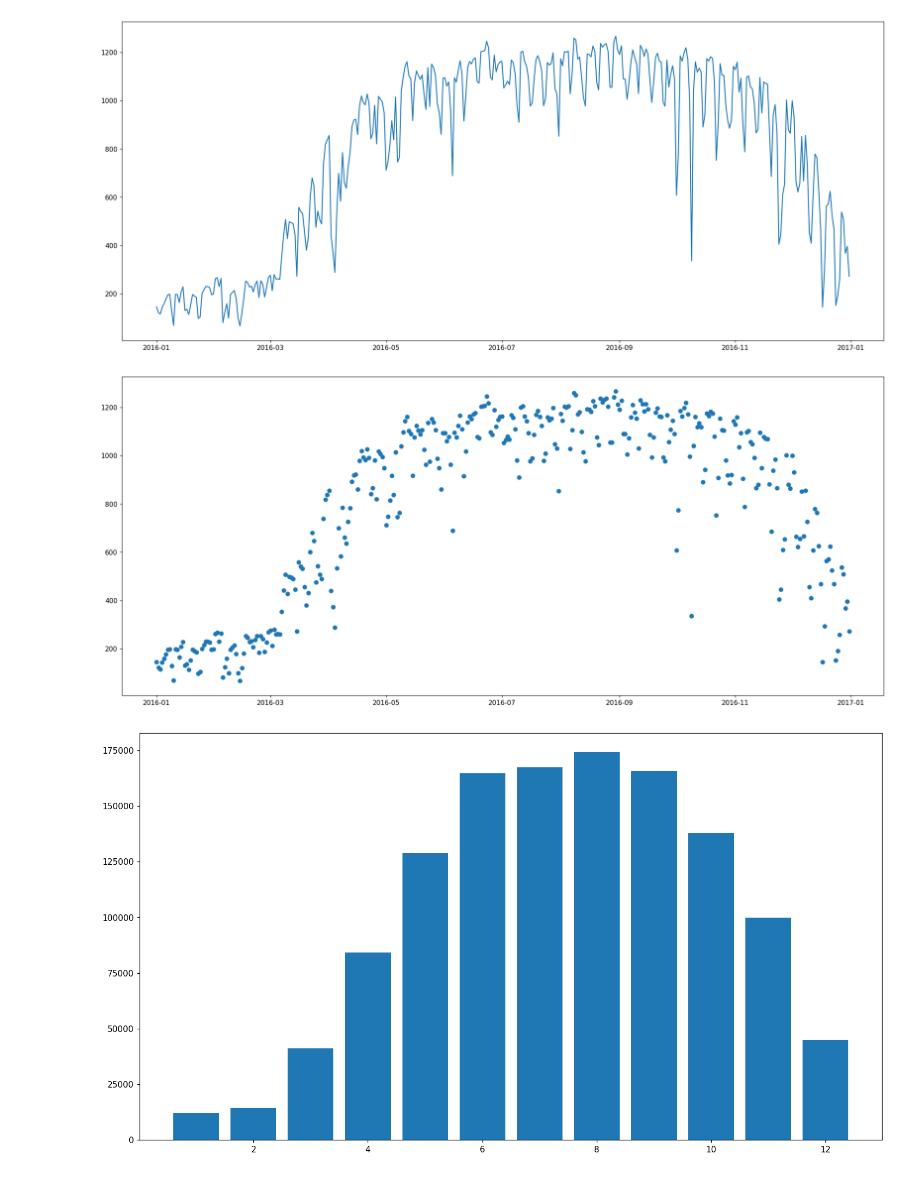
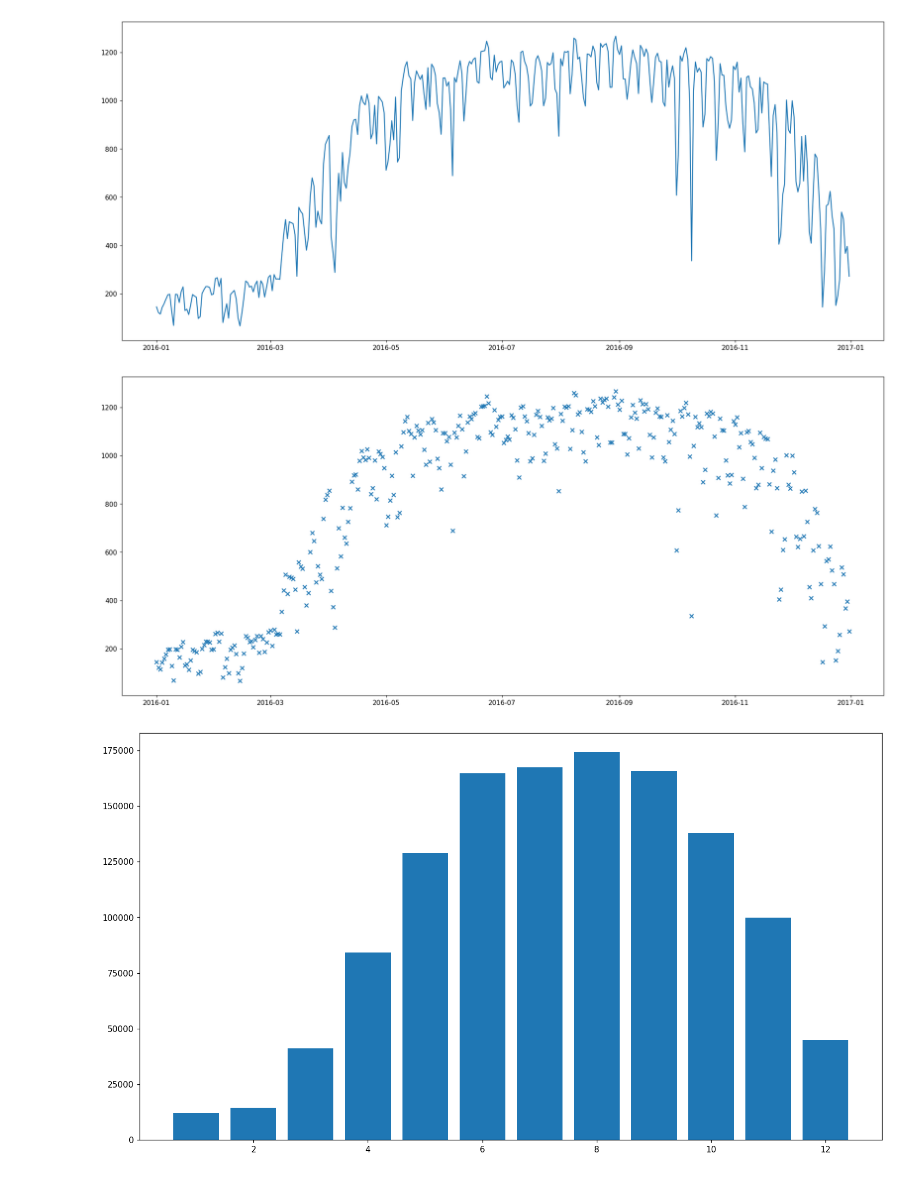
Before and after one commit to Timo-Heller/DSML-MMA_TEE, a Jupyter notebook: assignment.ipynb, the cells around one changed output. Cells and saved outputs as stored; diff of their text form; code cells hidden in the pictures.

```diff
--- a/assignment.ipynb
+++ b/assignment.ipynb
@@ -382,15 +382,15 @@ plt.show()
 # %%
 ### dayly nb. of bikes used over the year
 
 bostonC_used = bostonC.groupby(["date"])["bike_id"].nunique()
 
 fig,ax = plt.subplots(figsize=(21,9), dpi=110)
 
-ax.scatter(bostonC_used.index, bostonC_used)
+ax.scatter(bostonC_used.index, bostonC_used, marker="x")
 
 plt.show()
 # %% [output]
-[figure, old version]
+[figure, new version]
 # %%
 ### monthly bike trips over the year
 
```
Also changed, not shown: parts of 24 cells of this notebook.
